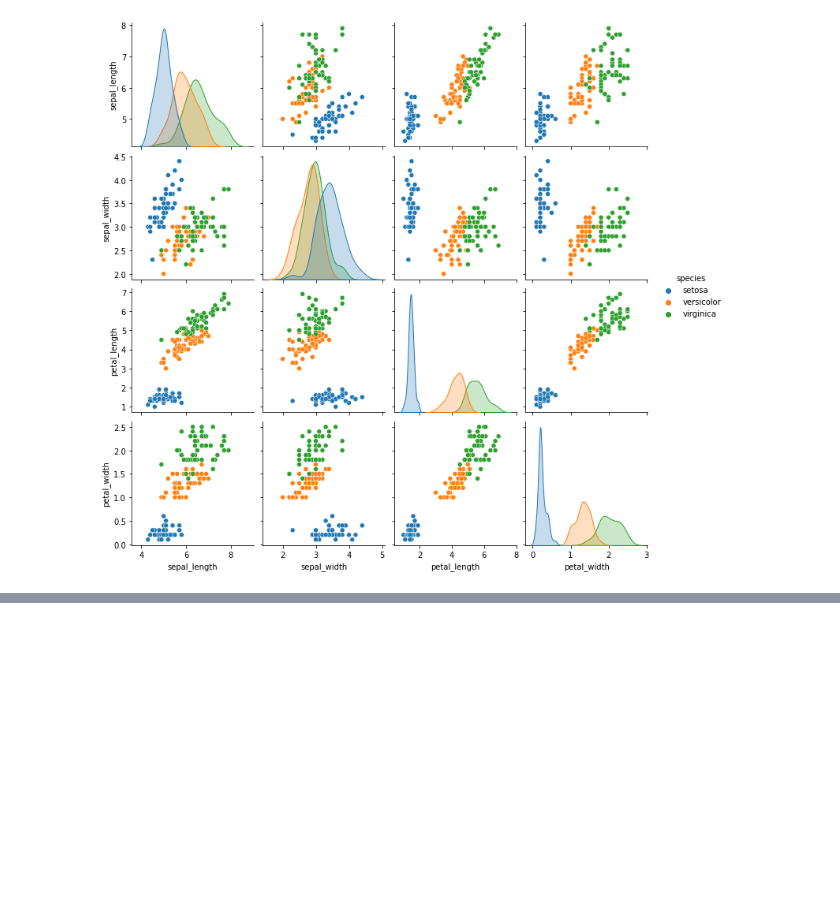
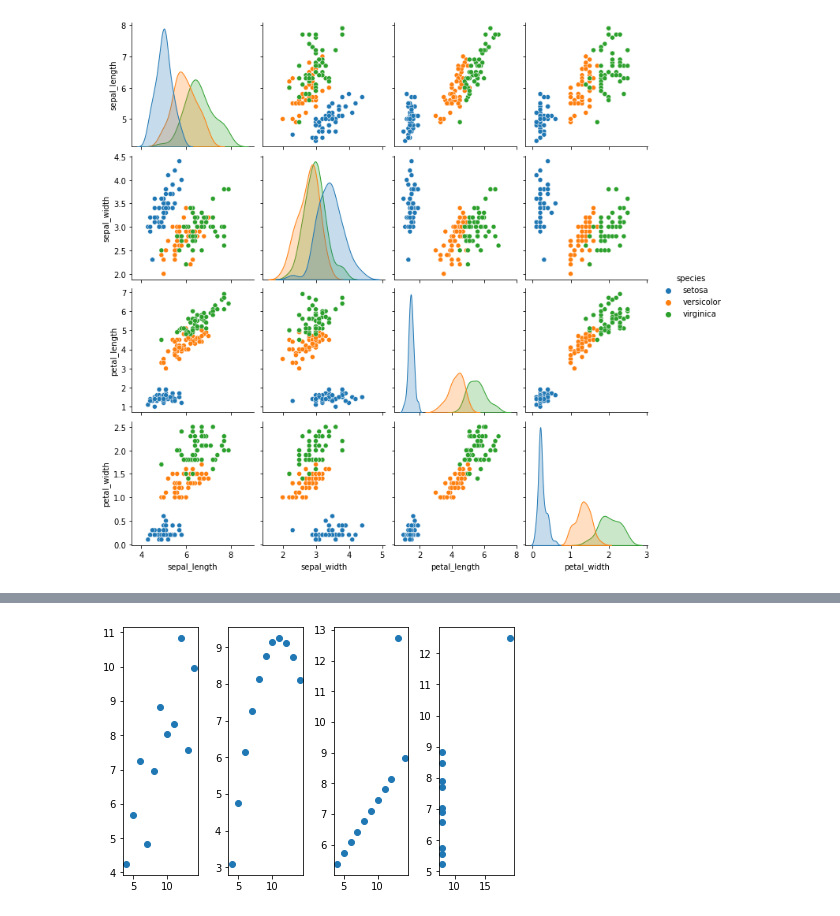
Before and after one commit to bensmith07/numpy-pandas-visualization-exercises, a Jupyter notebook: seaborn_exercises.ipynb, the cells around one changed output, grey strips where cells are left out. Drawn from its saved outputs; the diff is of its cells as text; code cells hidden in the pictures; blank space fills up the shorter version.

```diff
--- a/seaborn_exercises.ipynb
+++ b/seaborn_exercises.ipynb
@@ -50,0 +94,23 @@ sns.pairplot(iris, hue='species')
+# %%
+# using pyplot:
+
+rows = 1
+cols = 4
+
+plt.subplot(rows, cols, 1)
+plt.scatter(ansc.x[ansc.dataset == 'I'], ansc.y[ansc.dataset == 'I'])
+
+plt.subplot(rows, cols, 2)
+plt.scatter(ansc.x[ansc.dataset == 'II'], ansc.y[ansc.dataset == 'II'])
+
+plt.subplot(rows, cols, 3)
+plt.scatter(ansc.x[ansc.dataset == 'III'], ansc.y[ansc.dataset == 'III'])
+
+plt.subplot(rows, cols, 4)
+plt.scatter(ansc.x[ansc.dataset == 'IV'], ansc.y[ansc.dataset == 'IV'])
+
+plt.tight_layout()
+
+plt.show()
+# %% [output]
+[figure, added]
```
Also changed, not shown: parts of 25 cells of this notebook.
